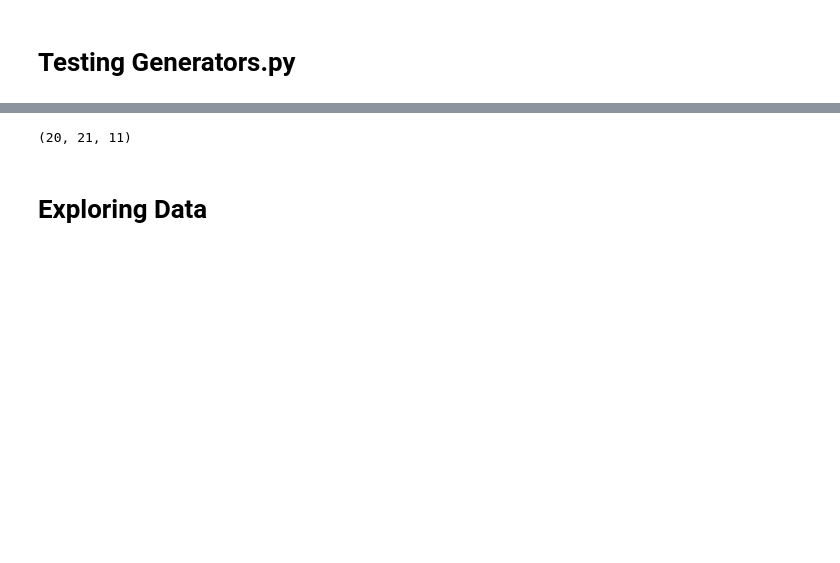
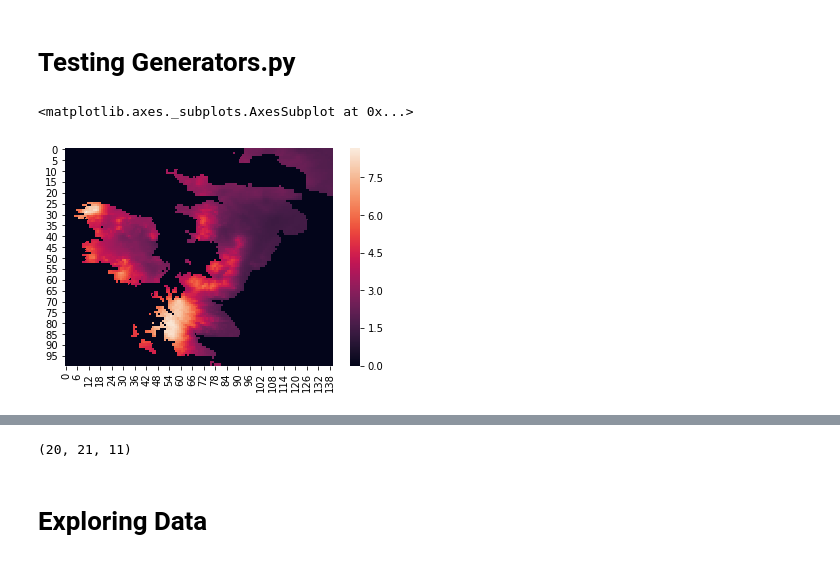
Before and after one commit to shermanlo77/cptimeseries, a Jupyter notebook: Untitled.ipynb, the cells around one changed output, grey strips where cells are left out. Saved outputs shown, nothing was run; the diff lists cells and outputs as text; code cells hidden in the pictures; blank space fills up the shorter version.

```diff
--- a/Untitled.ipynb
+++ b/Untitled.ipynb
@@ -15,4 +17,11 @@ from netCDF4 import Dataset
 import Generators
 # %%
 _path = "Data/Rain_Data/rr_ens_mean_0.1deg_reg_v20.0e_197901-201907_djf_uk.nc"
-rain_gen = Generators.Generator_rain(fn=_path,all_at_once=False)
+rain_gen = Generators.Generator_rain(fn=_path,all_at_once=True)
+# %%
+data = next(iter(rain_gen.__call__()))
+# %%
+sns.heatmap(np.mean( data[:, :, :], axis=0))
+# %% [output]
+<matplotlib.axes._subplots.AxesSubplot at 0x...>
+[figure, added]
```
Also changed, not shown: parts of 12 cells of this notebook, 2 other files.
